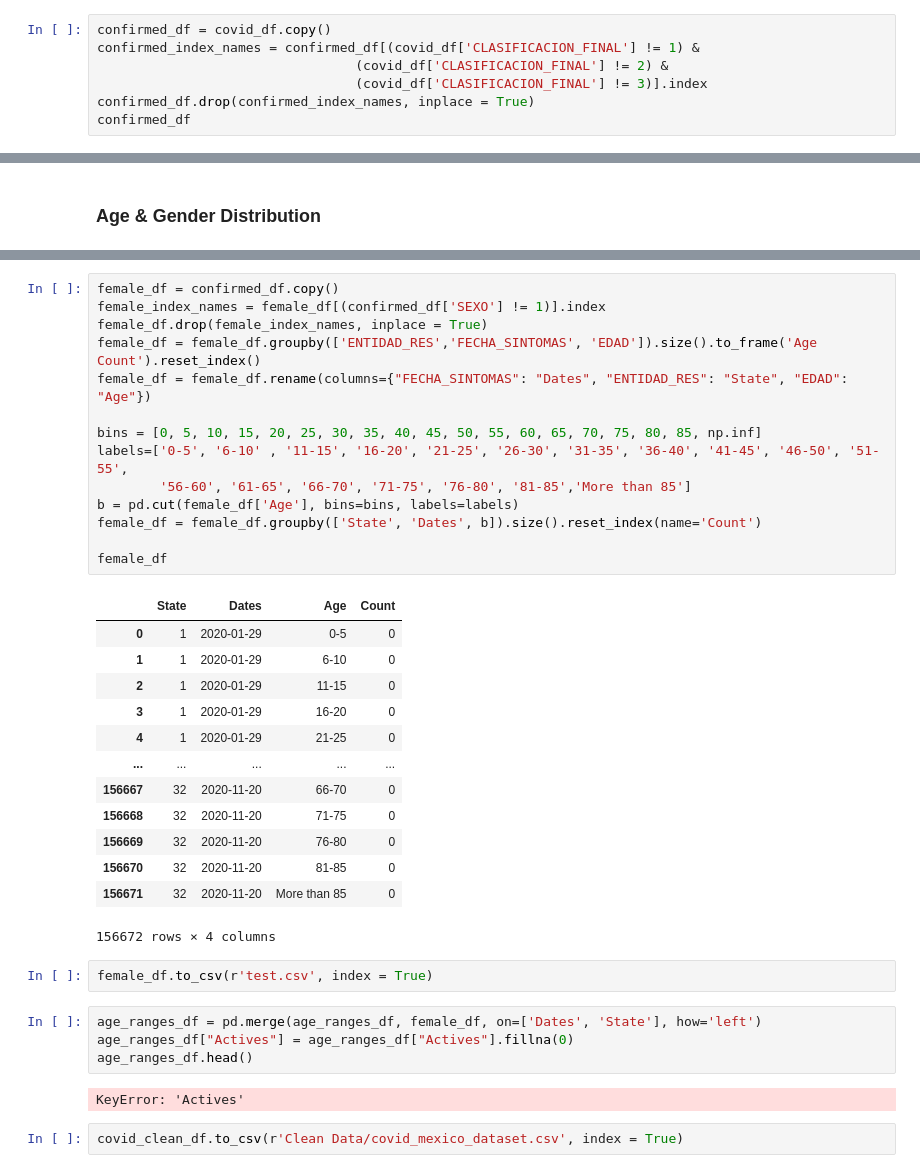
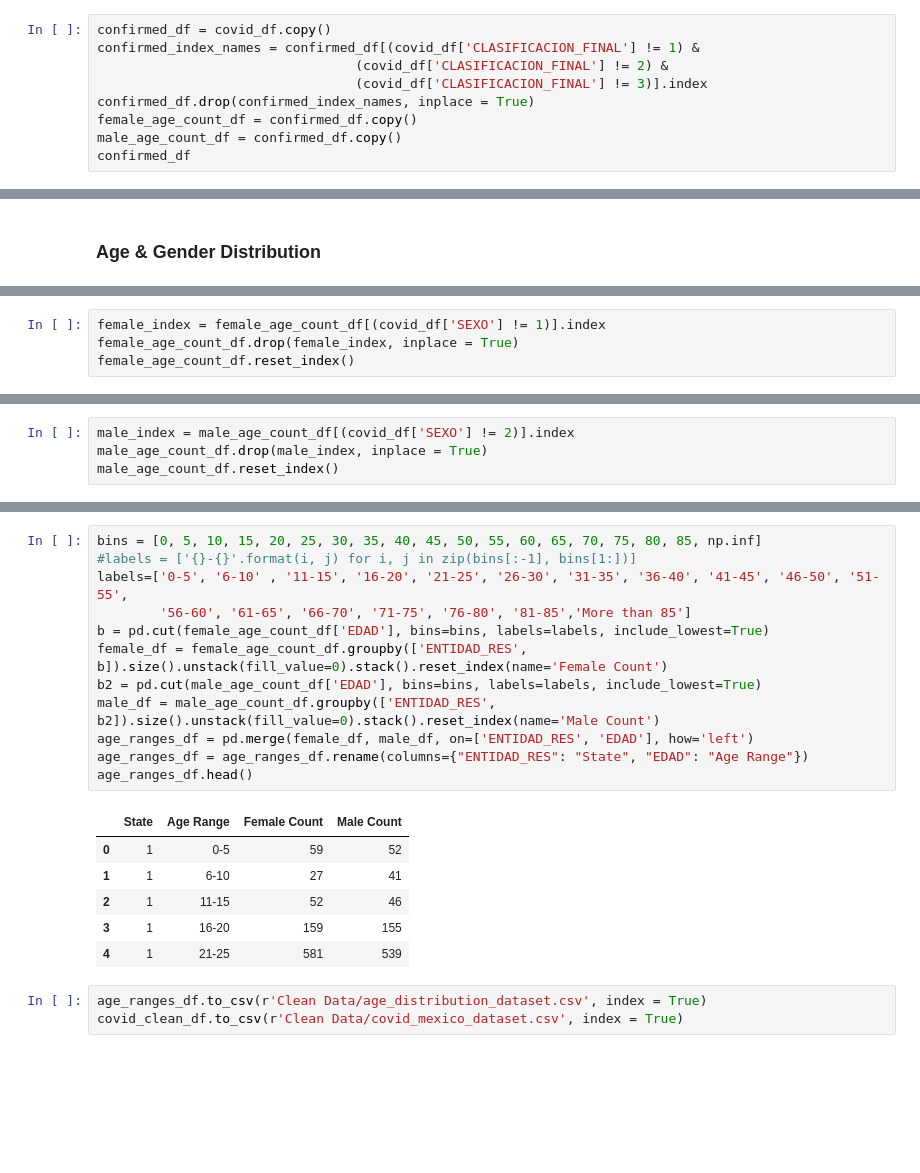
Before and after one commit to AlfredoOcegueda/covid-19-mexico-challenge, a Jupyter notebook: Data/data_cleaning_complete.ipynb, the cells around one changed output, grey strips where cells are left out. Drawn from its saved outputs; the diff is of its cells as text; blank space fills up the shorter version.

Commit message:
Age range and gender distribution data

```diff
--- a/Data/data_cleaning_complete.ipynb
+++ b/Data/data_cleaning_complete.ipynb
@@ -239,6 +239,8 @@ confirmed_index_names = confirmed_df[(covid_df['CLASIFICACION_FINAL'] != 1) &
                                  (covid_df['CLASIFICACION_FINAL'] != 2) &
                                  (covid_df['CLASIFICACION_FINAL'] != 3)].index
 confirmed_df.drop(confirmed_index_names, inplace = True)
+female_age_count_df = confirmed_df.copy()
+male_age_count_df = confirmed_df.copy()
 confirmed_df
 # %% [output]
 |  | ID_REGISTRO | ENTIDAD_UM | SEXO | ENTIDAD_NAC | ENTIDAD_RES | MUNICIPIO_RES | TIPO_PACIENTE | ... |
@@ -786,0 +757,4 @@ ages = [0, 5, 10, 15, 20, 25, 30, 35, 40, 45, 50, 55, 60, 65, 70, 75, 80, 85]
+# %%
+female_index = female_age_count_df[(covid_df['SEXO'] != 1)].index
+female_age_count_df.drop(female_index, inplace = True)
+female_age_count_df.reset_index()
@@ -786,0 +775,4 @@ ages = [0, 5, 10, 15, 20, 25, 30, 35, 40, 45, 50, 55, 60, 65, 70, 75, 80, 85]
+# %%
+male_index = male_age_count_df[(covid_df['SEXO'] != 2)].index
+male_age_count_df.drop(male_index, inplace = True)
+male_age_count_df.reset_index()
@@ -787,38 +793,22 @@ ages = [0, 5, 10, 15, 20, 25, 30, 35, 40, 45, 50, 55, 60, 65, 70, 75, 80, 85]
 # %%
-female_df = confirmed_df.copy()
-female_index_names = female_df[(confirmed_df['SEXO'] != 1)].index
-female_df.drop(female_index_names, inplace = True)
-female_df = female_df.groupby(['ENTIDAD_RES','FECHA_SINTOMAS', 'EDAD']).size().to_frame('Age Count').reset_index()
-female_df = female_df.rename(columns={"FECHA_SINTOMAS": "Dates", "ENTIDAD_RES": "State", "EDAD": "Age"})
-
 bins = [0, 5, 10, 15, 20, 25, 30, 35, 40, 45, 50, 55, 60, 65, 70, 75, 80, 85, np.inf]
+#labels = ['{}-{}'.format(i, j) for i, j in zip(bins[:-1], bins[1:])]
 labels=['0-5', '6-10' , '11-15', '16-20', '21-25', '26-30', '31-35', '36-40', '41-45', '46-50', '51-55',
         '56-60', '61-65', '66-70', '71-75', '76-80', '81-85','More than 85']
-b = pd.cut(female_df['Age'], bins=bins, labels=labels)
-female_df = female_df.groupby(['State', 'Dates', b]).size().reset_index(name='Count')
-
-female_df
+b = pd.cut(female_age_count_df['EDAD'], bins=bins, labels=labels, include_lowest=True)
+female_df = female_age_count_df.groupby(['ENTIDAD_RES', b]).size().unstack(fill_value=0).stack().reset_index(name='Female Count')
+b2 = pd.cut(male_age_count_df['EDAD'], bins=bins, labels=labels, include_lowest=True)
+male_df = male_age_count_df.groupby(['ENTIDAD_RES', b2]).size().unstack(fill_value=0).stack().reset_index(name='Male Count')
+age_ranges_df = pd.merge(female_df, male_df, on=['ENTIDAD_RES', 'EDAD'], how='left')
+age_ranges_df = age_ranges_df.rename(columns={"ENTIDAD_RES": "State", "EDAD": "Age Range"})
+age_ranges_df.head()
 # %% [output]
-|  | State | Dates | Age | Count |
-| 0 | 1 | 2020-01-29 | 0-5 | 0 |
-| 1 | 1 | 2020-01-29 | 6-10 | 0 |
-| 2 | 1 | 2020-01-29 | 11-15 | 0 |
-| 3 | 1 | 2020-01-29 | 16-20 | 0 |
-| 4 | 1 | 2020-01-29 | 21-25 | 0 |
-| ... | ... | ... | ... | ... |
-| 156667 | 32 | 2020-11-20 | 66-70 | 0 |
-| 156668 | 32 | 2020-11-20 | 71-75 | 0 |
-| 156669 | 32 | 2020-11-20 | 76-80 | 0 |
-| 156670 | 32 | 2020-11-20 | 81-85 | 0 |
-| 156671 | 32 | 2020-11-20 | More than 85 | 0 |
+|  | State | Age Range | Female Count | Male Count |
+| 0 | 1 | 0-5 | 59 | 52 |
+| 1 | 1 | 6-10 | 27 | 41 |
+| 2 | 1 | 11-15 | 52 | 46 |
+| 3 | 1 | 16-20 | 159 | 155 |
+| 4 | 1 | 21-25 | 581 | 539 |
-156672 rows × 4 columns
-# %%
-female_df.to_csv(r'test.csv', index = True)
-# %%
-age_ranges_df = pd.merge(age_ranges_df, female_df, on=['Dates', 'State'], how='left')
-age_ranges_df["Actives"] = age_ranges_df["Actives"].fillna(0)
-age_ranges_df.head()
-# %% [output]
-KeyError: 'Actives'
 # %%
+age_ranges_df.to_csv(r'Clean Data/age_distribution_dataset.csv', index = True)
 covid_clean_df.to_csv(r'Clean Data/covid_mexico_dataset.csv', index = True)
```
Also changed, not shown: parts of 4 cells of this notebook, 4 other files.
